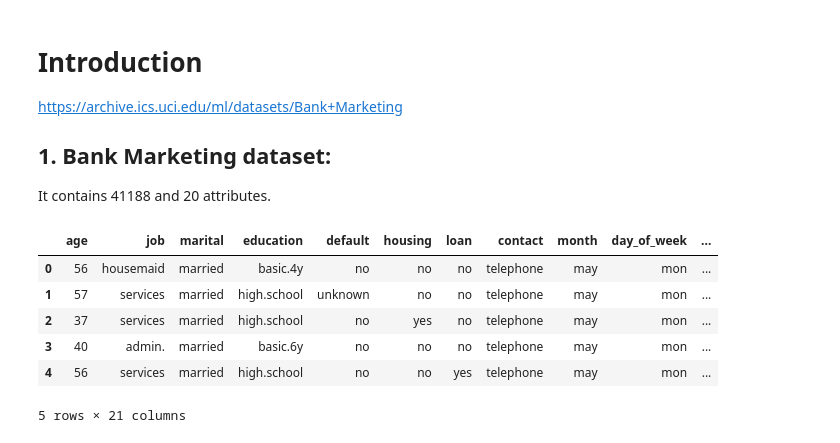
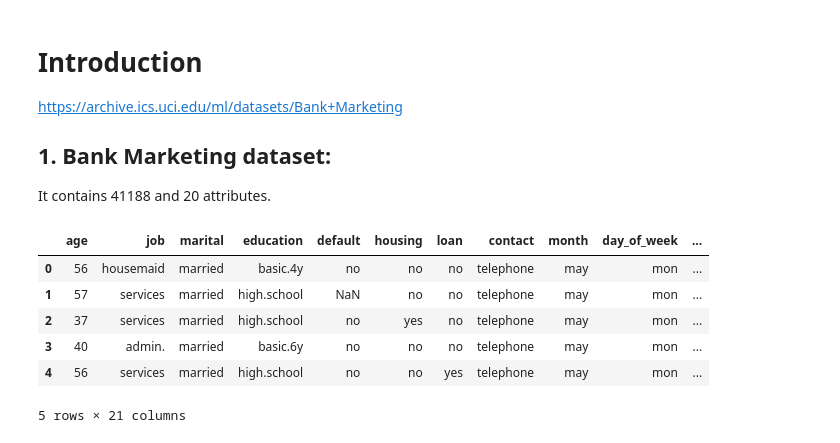
Before and after one commit to Cheeseburgerfly/AIAssignment, a Jupyter notebook: Latest.ipynb, the cells around one changed output. Saved outputs shown, nothing was run; the diff lists cells and outputs as text; code cells hidden in the pictures.

```diff
--- a/Latest.ipynb
+++ b/Latest.ipynb
@@ -17,10 +17,12 @@ import researchpy as rp
+# %%
+unknown_values = ['unknown']
 # %%
-df = pd.read_csv('bank-additional-full.csv', sep = ';')
-df.head()
+old = pd.read_csv('bank-additional-full.csv', sep = ';', na_values = unknown_values)
+old.head()
 # %% [output]
 |  | age | job | marital | education | default | housing | loan | contact | month | day_of_week | ... |
 | 0 | 56 | housemaid | married | basic.4y | no | no | no | telephone | may | mon | ... |
-| 1 | 57 | services | married | high.school | unknown | no | no | telephone | may | mon | ... |
+| 1 | 57 | services | married | high.school | NaN | no | no | telephone | may | mon | ... |
 | 2 | 37 | services | married | high.school | no | yes | no | telephone | may | mon | ... |
 | 3 | 40 | admin. | married | basic.6y | no | no | no | telephone | may | mon | ... |
 | 4 | 56 | services | married | high.school | no | no | yes | telephone | may | mon | ... |
```
Also changed, not shown: parts of 68 cells of this notebook.
